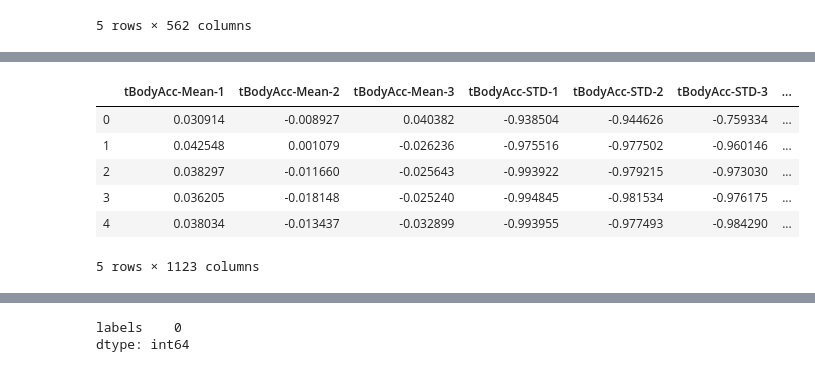
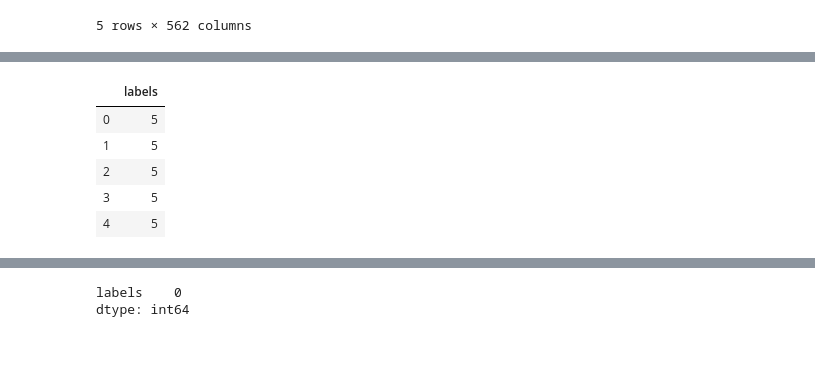
Before and after one commit to HAPTDS/HAPT, a Jupyter notebook: HAPT preprocessing.ipynb, the cells around one changed output, grey strips where cells are left out. Cells and saved outputs as stored; diff of their text form; code cells hidden in the pictures.

```diff
--- a/HAPT preprocessing.ipynb
+++ b/HAPT preprocessing.ipynb
@@ -38,10 +47,9 @@ Length: 561, dtype: int64
 # %%
-X_test.head()
+y_train.head()
 # %% [output]
-|  | tBodyAcc-Mean-1 | tBodyAcc-Mean-2 | tBodyAcc-Mean-3 | tBodyAcc-STD-1 | tBodyAcc-STD-2 | tBodyAcc-STD-3 | ... |
-| 0 | 0.030914 | -0.008927 | 0.040382 | -0.938504 | -0.944626 | -0.759334 | ... |
-| 1 | 0.042548 | 0.001079 | -0.026236 | -0.975516 | -0.977502 | -0.960146 | ... |
-| 2 | 0.038297 | -0.011660 | -0.025643 | -0.993922 | -0.979215 | -0.973030 | ... |
-| 3 | 0.036205 | -0.018148 | -0.025240 | -0.994845 | -0.981534 | -0.976175 | ... |
-| 4 | 0.038034 | -0.013437 | -0.032899 | -0.993955 | -0.977493 | -0.984290 | ... |
+|  | labels |
+| 0 | 5 |
+| 1 | 5 |
+| 2 | 5 |
+| 3 | 5 |
+| 4 | 5 |
-5 rows × 1123 columns
```
Also changed, not shown: parts of 42 cells of this notebook, 1 other file.
